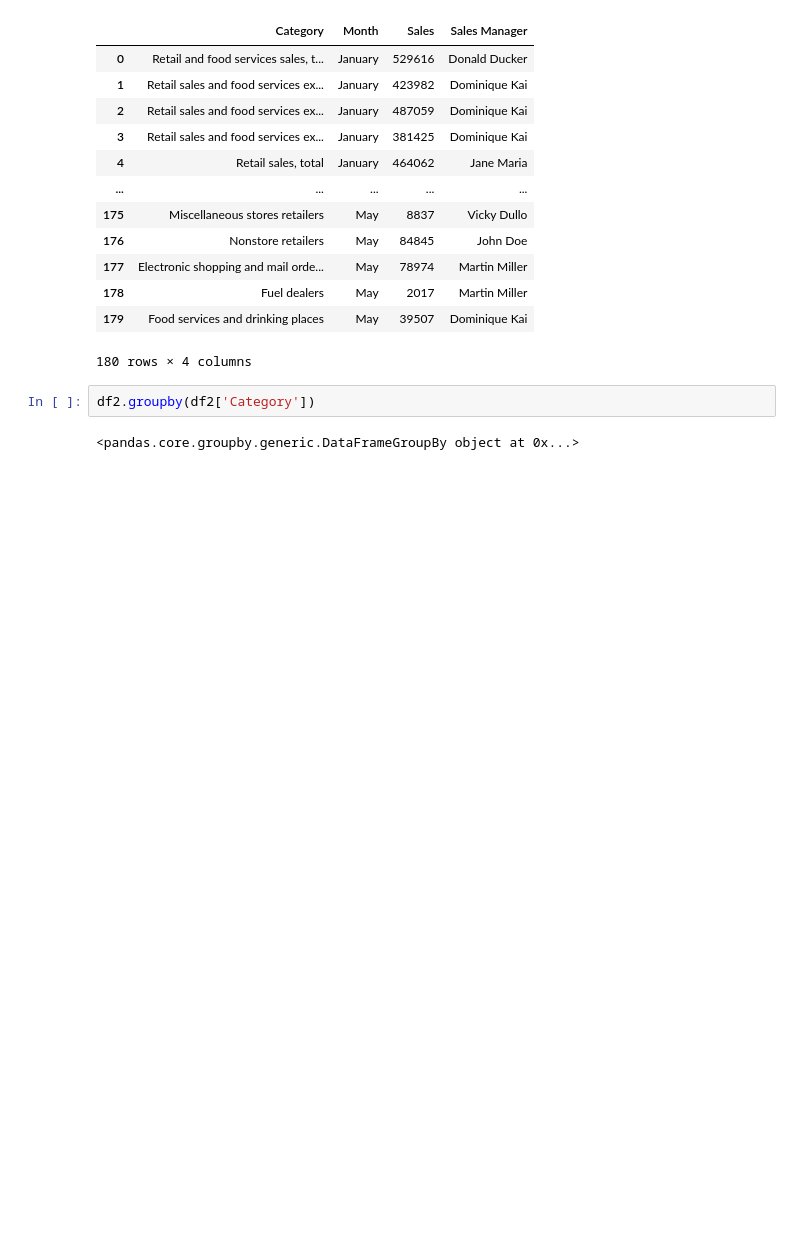
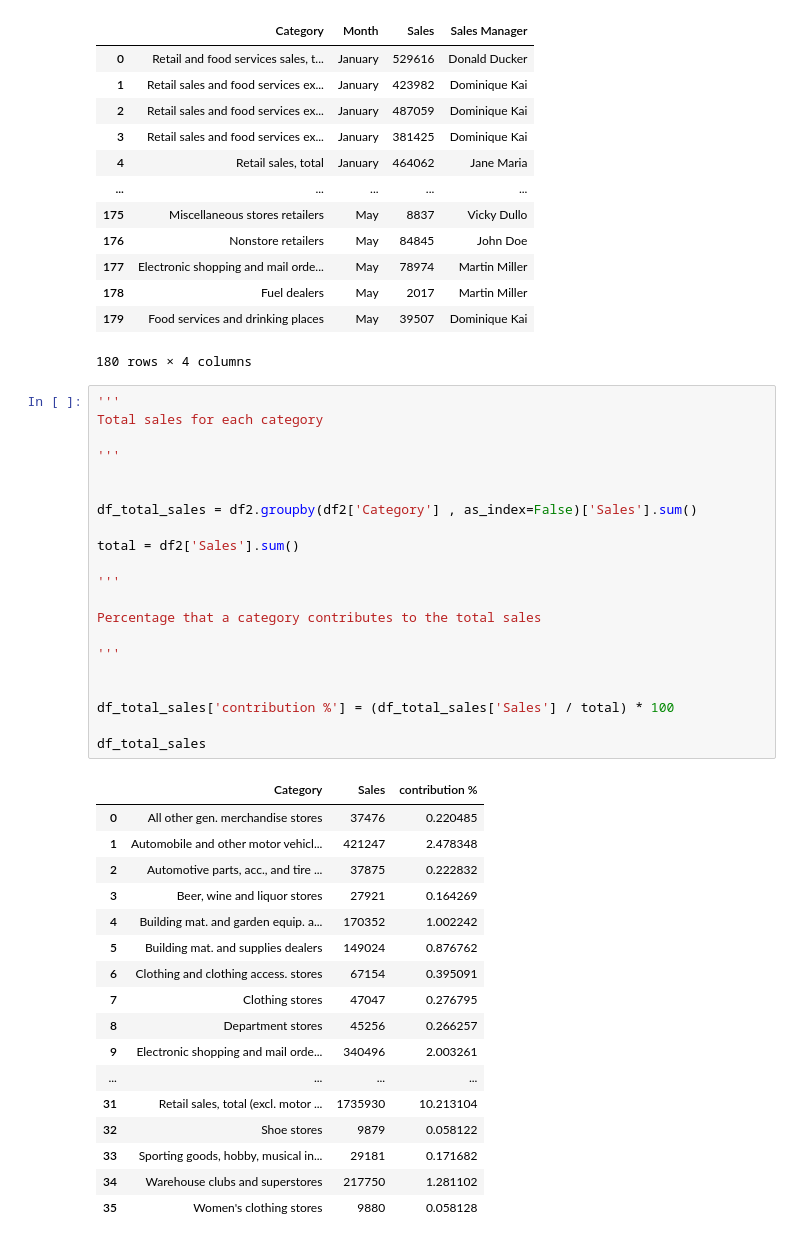
Before and after one commit to ismailsakhi/assignement_week4, a Jupyter notebook: exercise.ipynb, the cells around one changed output. Drawn from its saved outputs; the diff is of its cells as text; blank space fills up the shorter version.

```diff
--- a/exercise.ipynb
+++ b/exercise.ipynb
@@ -251,6 +251,41 @@ df2
 | 179 | Food services and drinking places | May | 39507 | Dominique Kai |
 180 rows × 4 columns
 # %%
-df2.groupby(df2['Category'])
+'''
+Total sales for each category
+
+'''
+
+
+df_total_sales = df2.groupby(df2['Category'] , as_index=False)['Sales'].sum()
+
+total = df2['Sales'].sum()
+
+'''
+
+Percentage that a category contributes to the total sales
+
+'''
+
+
+df_total_sales['contribution %'] = (df_total_sales['Sales'] / total) * 100
+
+df_total_sales
 # %% [output]
-<pandas.core.groupby.generic.DataFrameGroupBy object at 0x...>
+|  | Category | Sales | contribution % |
+| 0 | All other gen. merchandise stores | 37476 | 0.220485 |
+| 1 | Automobile and other motor vehicl... | 421247 | 2.478348 |
+| 2 | Automotive parts, acc., and tire ... | 37875 | 0.222832 |
+| 3 | Beer, wine and liquor stores | 27921 | 0.164269 |
+| 4 | Building mat. and garden equip. a... | 170352 | 1.002242 |
+| 5 | Building mat. and supplies dealers | 149024 | 0.876762 |
+| 6 | Clothing and clothing access. stores | 67154 | 0.395091 |
+| 7 | Clothing stores | 47047 | 0.276795 |
+| 8 | Department stores | 45256 | 0.266257 |
+| 9 | Electronic shopping and mail orde... | 340496 | 2.003261 |
+| ... | ... | ... | ... |
+| 31 | Retail sales, total (excl. motor ... | 1735930 | 10.213104 |
+| 32 | Shoe stores | 9879 | 0.058122 |
+| 33 | Sporting goods, hobby, musical in... | 29181 | 0.171682 |
+| 34 | Warehouse clubs and superstores | 217750 | 1.281102 |
+| 35 | Women's clothing stores | 9880 | 0.058128 |
```
Also changed, not shown: parts of 3 cells of this notebook, 5 other files.
